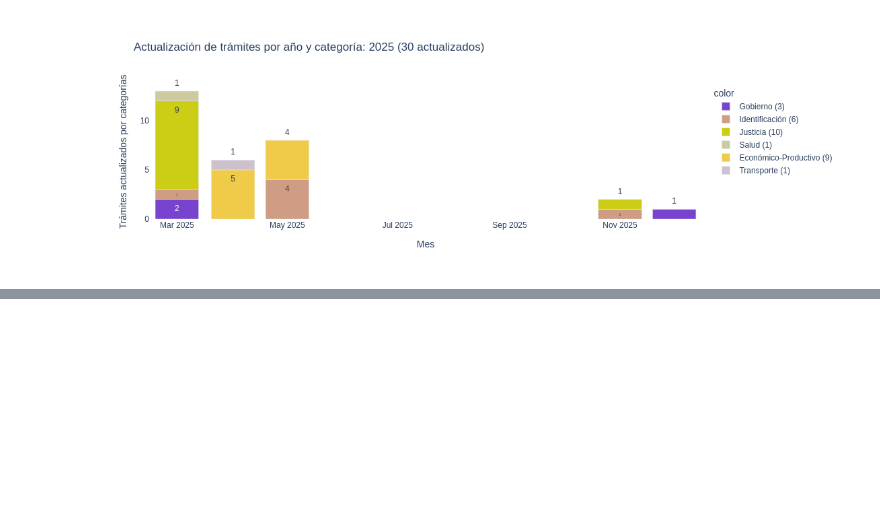
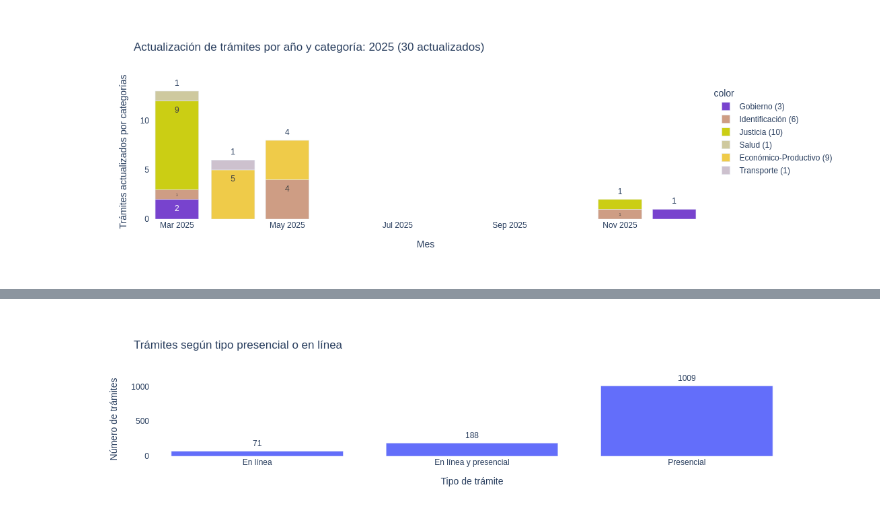
Before and after one commit to strymsg/gob.bo, a Jupyter notebook: notebooks/análisis1.ipynb, the cells around one changed output, grey strips where cells are left out. Saved outputs shown, nothing was run; the diff lists cells and outputs as text; code cells hidden in the pictures; blank space fills up the shorter version.

```diff
--- a/notebooks/análisis1.ipynb
+++ b/notebooks/análisis1.ipynb
@@ -511,7 +539,8 @@ for anio in anios:
                   template='plotly',
                   height=380,
                   showlegend=True,
-                  labels=labels
+                  labels=labels,
+                  name_for_jinja2_template=f'ga{anio[0][:4]}'
                 )
 # %% [output]
 [figure]
@@ -533,0 +587,22 @@ barchart_vertical(_df['año-mes_update'], _df['tramites_actualizados_categoria']
+# %%
+def tipo_tramite(en_linea, presencial):
+    if en_linea == 1 and presencial == 1:
+        return 'En línea y presencial'
+    if en_linea == 1 and presencial != 1:
+        return 'En línea'
+    if en_linea != 1 and presencial == 1:
+        return 'Presencial'
+
+df['tipo_tramite'] = df.apply(lambda x: tipo_tramite(x['es_en_linea'], x['es_presencial']), axis=1)
+_df = df.groupby(['tipo_tramite']).size().reset_index(name='Tipo de trámites')
+
+barchart_vertical(_df['tipo_tramite'], _df['Tipo de trámites'],
+                  title=f'Trámites según tipo presencial o en línea',
+                  y_title='Número de trámites', x_title='Tipo de trámite',
+                  color_map=colors_map,
+                  template='plotly',
+                  height=290,
+                  name_for_jinja2_template='g6'
+                )
+# %% [output]
+[figure, added]
```
Also changed, not shown: parts of 20 cells of this notebook, 3 other files.
